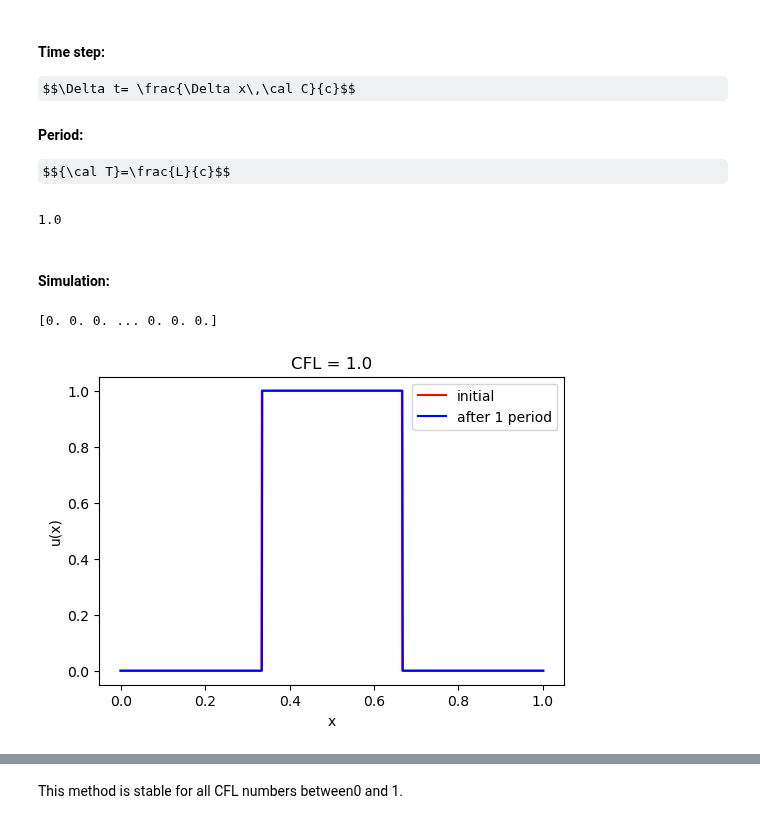
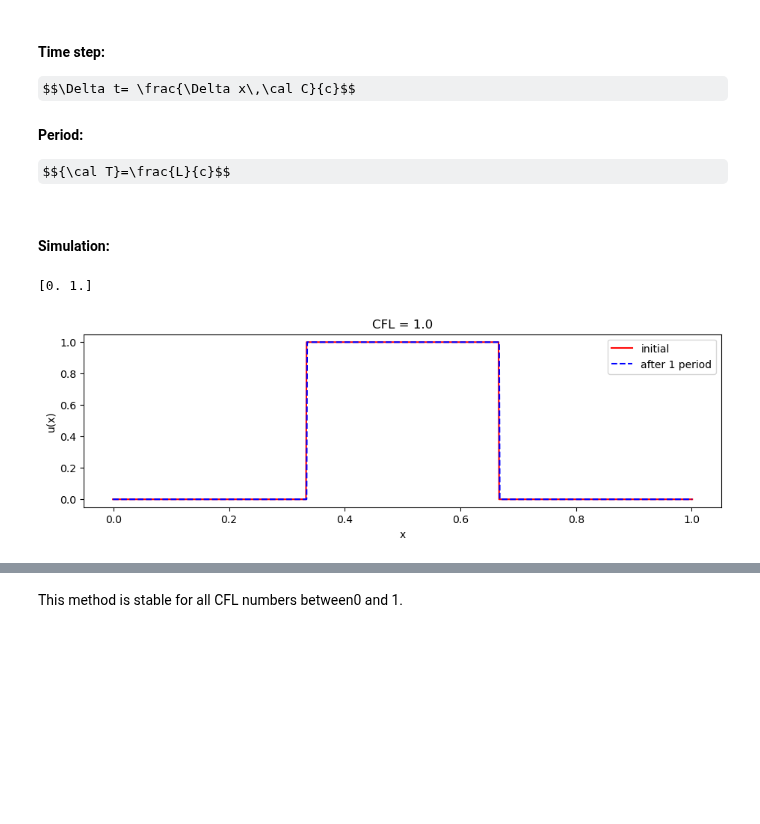
Before and after one commit to DaVas1410/computational-physics-2, a Jupyter notebook: unit-5/502-wave-equation-UPWIND-method.ipynb, the cells around one changed output, grey strips where cells are left out. Saved outputs shown, nothing was run; the diff lists cells and outputs as text; code cells hidden in the pictures; some formulas as TeX source; blank space fills up the shorter version.

```diff
--- a/unit-5/502-wave-equation-UPWIND-method.ipynb
+++ b/unit-5/502-wave-equation-UPWIND-method.ipynb
@@ -137,9 +135,7 @@ delta_t = cfl*delta_x/c
 # Time -> 1 period so that the profile stays on spot
 t_period = (xmax - xmin)/c
 
-print(t_period)
+#print(t_period)
-# %% [output]
-1.0
 # %% [markdown]
 #### Simulation:
 # %%
@@ -162,24 +158,24 @@ while t < 3*t_period:
     u_sln0[:] = u_sln[:]
     t += delta_t
 # %%
-print(u_sln)
+print(np.unique(u_sln))
 # %% [output]
-[0. 0. 0. ... 0. 0. 0.]
+[0. 1.]
 # %%
 
 # Plot the initial profile
 
-plt.figure(figsize = (6,4))
+plt.figure(figsize = (11,3))
 plt.title(f"CFL = {cfl}")
 plt.plot(x, y_0, color = "red", label ="initial")
-plt.plot(x, u_sln, color = "blue", label="after 1 period")
+plt.plot(x, u_sln, color = "blue", linestyle = "--", label="after 1 period")
 
 plt.xlabel(r"x")
 plt.ylabel(r"u(x)")
 plt.legend()
 plt.show()
 # %% [output]
-[figure, old version]
+[figure, new version]
 # %%
 # Define low and high indices
 ilo = ng
```
Also changed, not shown: parts of 10 cells of this notebook, 3 other files.
